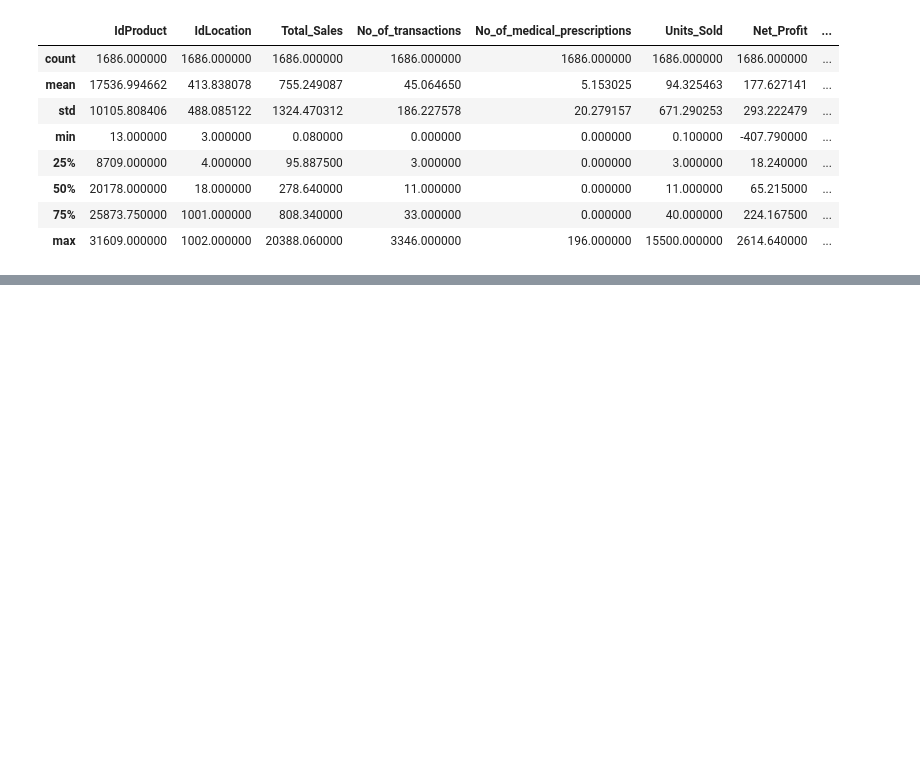
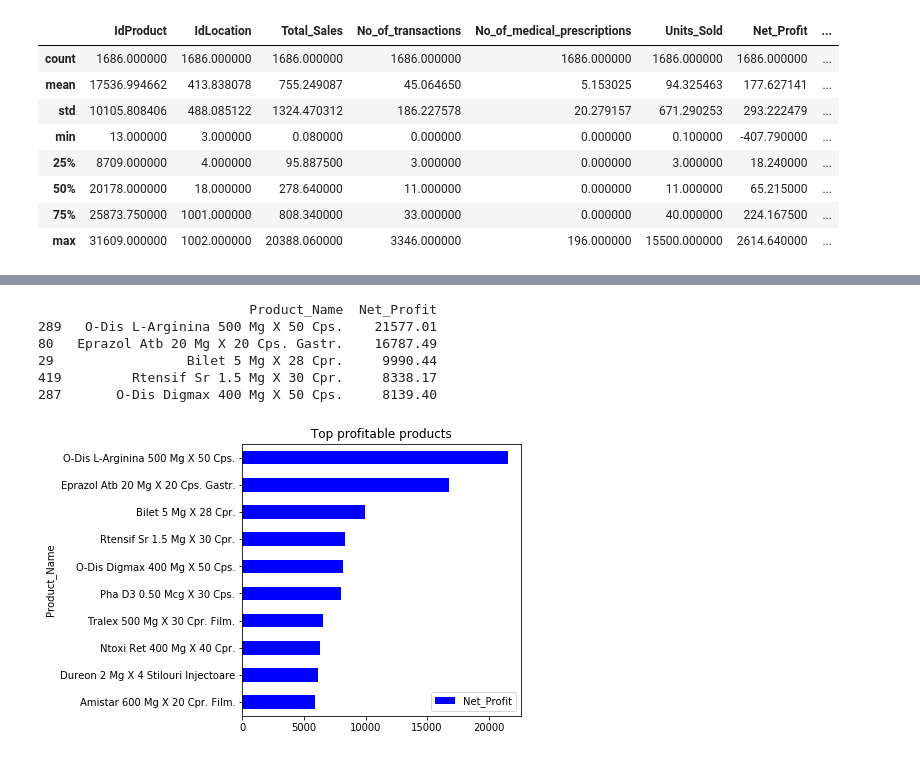
Before and after one commit to evian13/PrepCourse-Unit2, a Jupyter notebook: Capstone1 - data analysis report.ipynb, the cells around one changed output, grey strips where cells are left out. Drawn from its saved outputs; the diff is of its cells as text; code cells hidden in the pictures; blank space fills up the shorter version.

```diff
--- a/Capstone1 - data analysis report.ipynb
+++ b/Capstone1 - data analysis report.ipynb
@@ -85,0 +181,19 @@ Name: IdProduct, dtype: int64
+# %%
+a = df.groupby(['Product_Name'])['Net_Profit'].sum().reset_index()
+a = a.sort_values(by=['Net_Profit'],ascending=False)
+print(a.head())
+
+a.head(10).plot(x='Product_Name', y ='Net_Profit' , kind='barh', figsize=[5, 5]
+                ,title="Top profitable products"
+               ,color='b'
+               )
+plt.gca().invert_yaxis()
+plt.show()
+# %% [output]
+                           Product_Name  Net_Profit
+289   O-Dis L-Arginina 500 Mg X 50 Cps.    21577.01
+80   Eprazol Atb 20 Mg X 20 Cps. Gastr.    16787.49
+29                 Bilet 5 Mg X 28 Cpr.     9990.44
+419         Rtensif Sr 1.5 Mg X 30 Cpr.     8338.17
+287       O-Dis Digmax 400 Mg X 50 Cps.     8139.40
+[figure, added]
```
Also changed, not shown: parts of 57 cells of this notebook.
